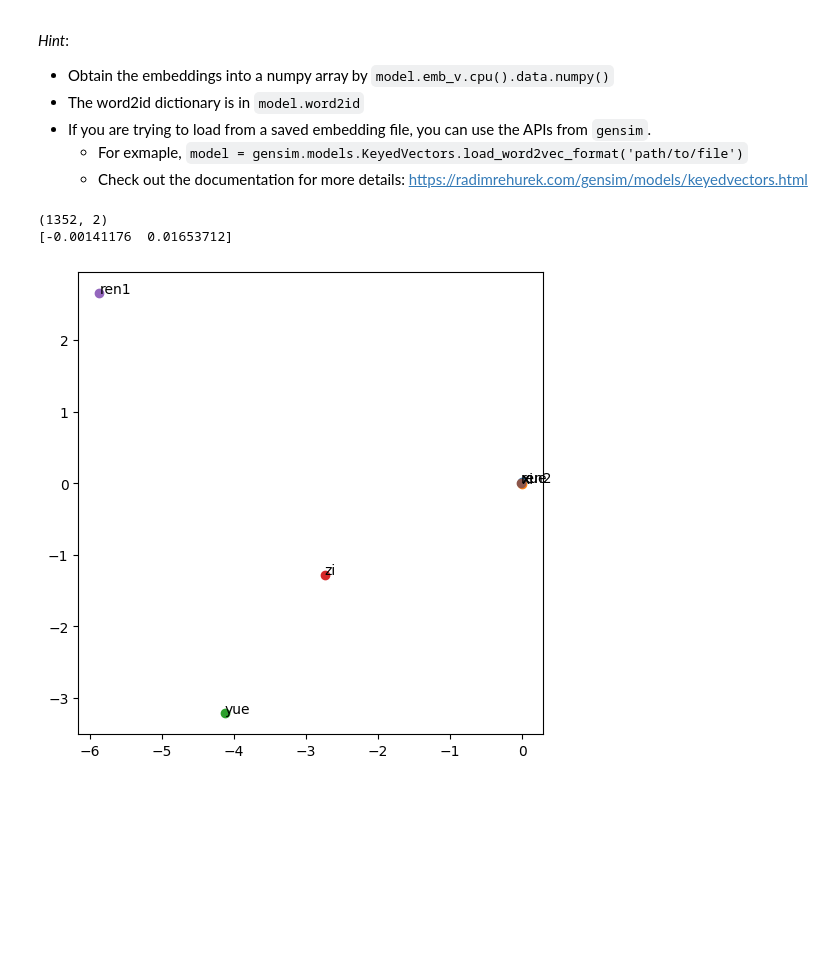
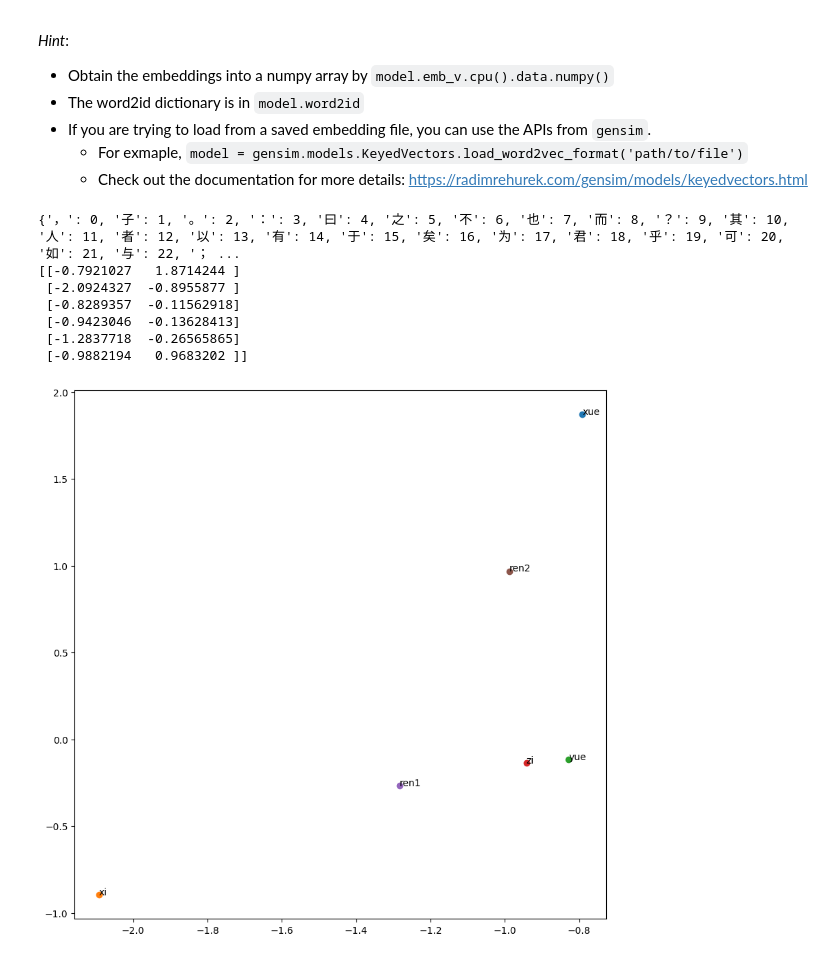
Before and after one commit to EarendelH/SUSTech-NLP25, a Jupyter notebook: Ass2/A2_w2v.ipynb, the cells around one changed output. Saved outputs shown, nothing was run; the diff lists cells and outputs as text; code cells hidden in the pictures; blank space fills up the shorter version.

```diff
--- a/Ass2/A2_w2v.ipynb
+++ b/Ass2/A2_w2v.ipynb
@@ -298,21 +353,31 @@ M=svd.fit_transform(embeddings)
-# %%
-print(M.shape)
-print(M[corpus.word2id['学'],:])
-# %% [output]
-(1352, 2)
-[-0.00141176  0.01653712]
 # %%
+import gensim
 # Plot the following words or other words you are interested in
 # You better pick those words that look different in the 2D space compared with the LSA vectors
 words = ['学', '习', '曰', '子', '人', '仁']
 words_pinyin = ['xue', 'xi', 'yue', 'zi', 'ren1', 'ren2']
 
 ### YOUR CODE HERE ###
-plt.figure(figsize=(6, 6))
+embedding_file = "embeddings.txt"
+model = gensim.models.KeyedVectors.load_word2vec_format(embedding_file, binary=False)
+print(model.key_to_index)
+selected_embeddings = np.array([model[word] for word in words])
+# print(selected_embeddings)
+svd1 = TruncatedSVD(n_components=2, random_state=42)
+M1 = svd1.fit_transform(selected_embeddings)
+print(M1)
+plt.figure(figsize=(10, 10))
 for i, word in enumerate(words):
-    plt.scatter(M[corpus.word2id[word], 0], M[corpus.word2id[word], 1])
-    plt.text(M[corpus.word2id[word], 0], M[corpus.word2id[word], 1], words_pinyin[i])
+    plt.scatter(M1[i, 0], M1[i, 1])
+    plt.annotate(words_pinyin[i], (M1[i, 0], M1[i, 1]))
 plt.show()
 ### END YOUR CODE ###
 # %% [output]
+{'，': 0, '子': 1, '。': 2, '：': 3, '曰': 4, '之': 5, '不': 6, '也': 7, '而': 8, '？': 9, '其': 10, '人': 11, '者': 12, '以': 13, '有': 14, '于': 15, '矣': 16, '为': 17, '君': 18, '乎': 19, '可': 20, '如': 21, '与': 22, '； ...
+[[-0.7921027   1.8714244 ]
+ [-2.0924327  -0.8955877 ]
+ [-0.8289357  -0.11562918]
+ [-0.9423046  -0.13628413]
+ [-1.2837718  -0.26565865]
+ [-0.9882194   0.9683202 ]]
-[figure, old version]
+[figure, new version]
```
Also changed, not shown: parts of 15 cells of this notebook, 7 other files.
